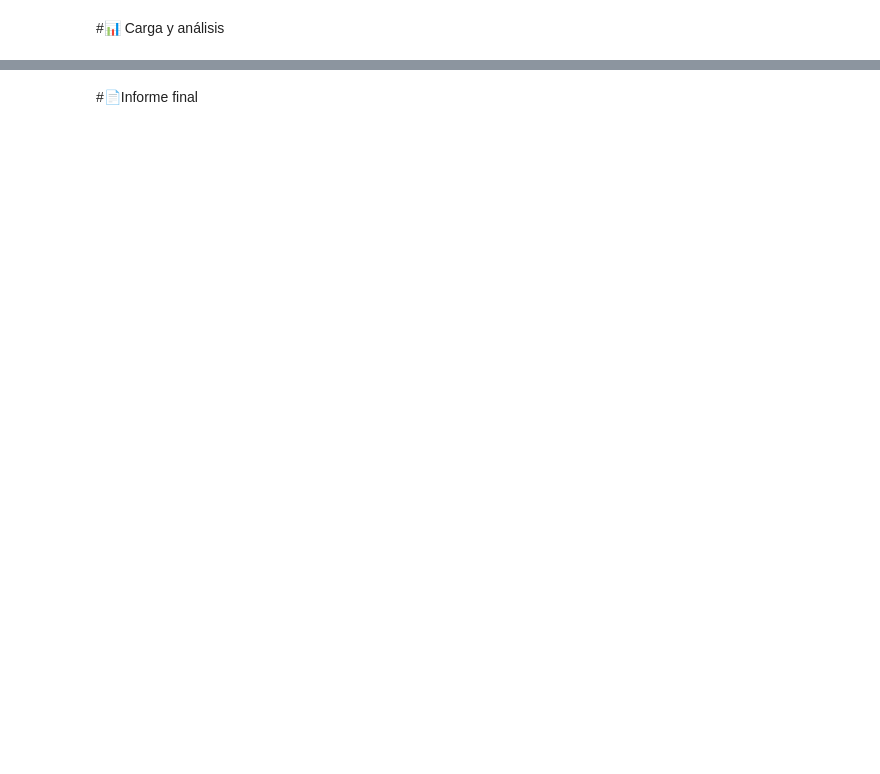
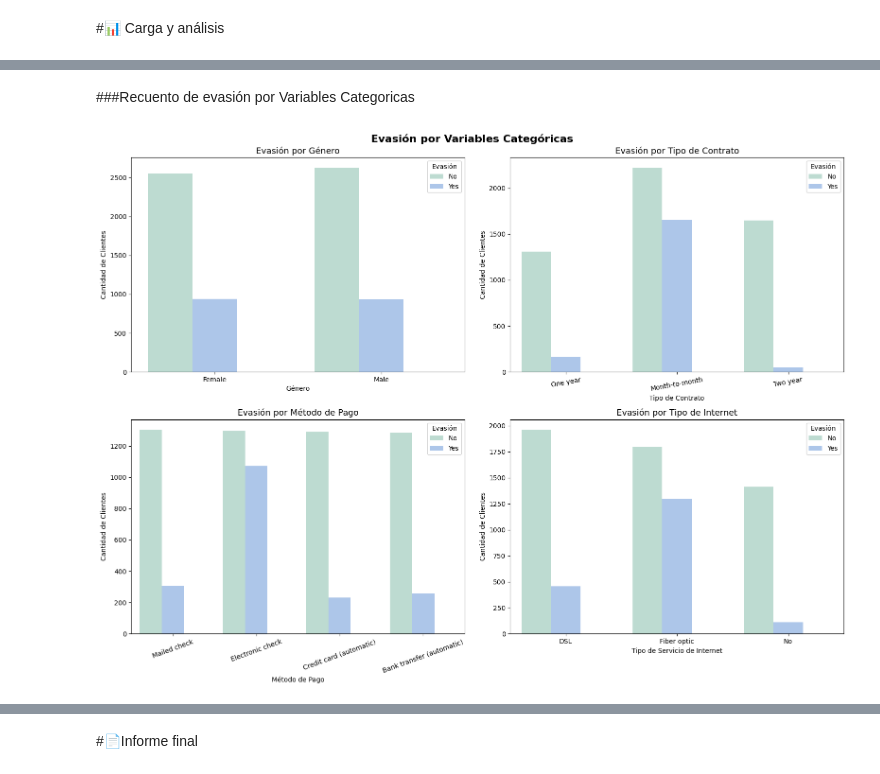
Before and after one commit to daNizaparedesdenis-arch/ChallengeTelecomXprimeraparte, a Jupyter notebook: telecomx_latam.ipynb, the cells around one changed output, grey strips where cells are left out. Cells and saved outputs as stored; diff of their text form; code cells hidden in the pictures; blank space fills up the shorter version.

```diff
--- a/telecomx_latam.ipynb
+++ b/telecomx_latam.ipynb
@@ -158,0 +362,46 @@ memory usage: 624.6+ KB
+# %% [markdown]
+###Recuento de evasión por Variables Categoricas
+# %%
+fig, axes = plt.subplots(2, 2, figsize=(16, 12))
+fig.suptitle('Evasión por Variables Categóricas', fontsize=16, fontweight='bold')
+
+paleta = {'Yes': '#A3C4F3', 'No': '#B8E0D2'}
+
+
+sns.countplot(x='Genero', hue='Evasion', data=df_limpio,
+              palette=paleta, ax=axes[0, 0])
+axes[0, 0].set_title('Evasión por Género', fontsize=13)
+axes[0, 0].set_xlabel('Género')
+axes[0, 0].set_ylabel('Cantidad de Clientes')
+axes[0, 0].legend(title='Evasión')
+
+
+sns.countplot(x='Tipo_Contrato', hue='Evasion', data=df_limpio,
+              palette=paleta, ax=axes[0, 1])
+axes[0, 1].set_title('Evasión por Tipo de Contrato', fontsize=13)
+axes[0, 1].set_xlabel('Tipo de Contrato')
+axes[0, 1].set_ylabel('Cantidad de Clientes')
+axes[0, 1].tick_params(axis='x', rotation=10)
+axes[0, 1].legend(title='Evasión')
+
+
+sns.countplot(x='Metodo_Pago', hue='Evasion', data=df_limpio,
+              palette=paleta, ax=axes[1, 0])
+axes[1, 0].set_title('Evasión por Método de Pago', fontsize=13)
+axes[1, 0].set_xlabel('Método de Pago')
+axes[1, 0].set_ylabel('Cantidad de Clientes')
+axes[1, 0].tick_params(axis='x', rotation=20)
+axes[1, 0].legend(title='Evasión')
+
+
+sns.countplot(x='Tipo_Internet', hue='Evasion', data=df_limpio,
+              palette=paleta, ax=axes[1, 1])
+axes[1, 1].set_title('Evasión por Tipo de Internet', fontsize=13)
+axes[1, 1].set_xlabel('Tipo de Servicio de Internet')
+axes[1, 1].set_ylabel('Cantidad de Clientes')
+axes[1, 1].legend(title='Evasión')
+
+plt.tight_layout()
+plt.show()
+# %% [output]
+[figure, added]
```
Also changed, not shown: parts of 51 cells of this notebook.
